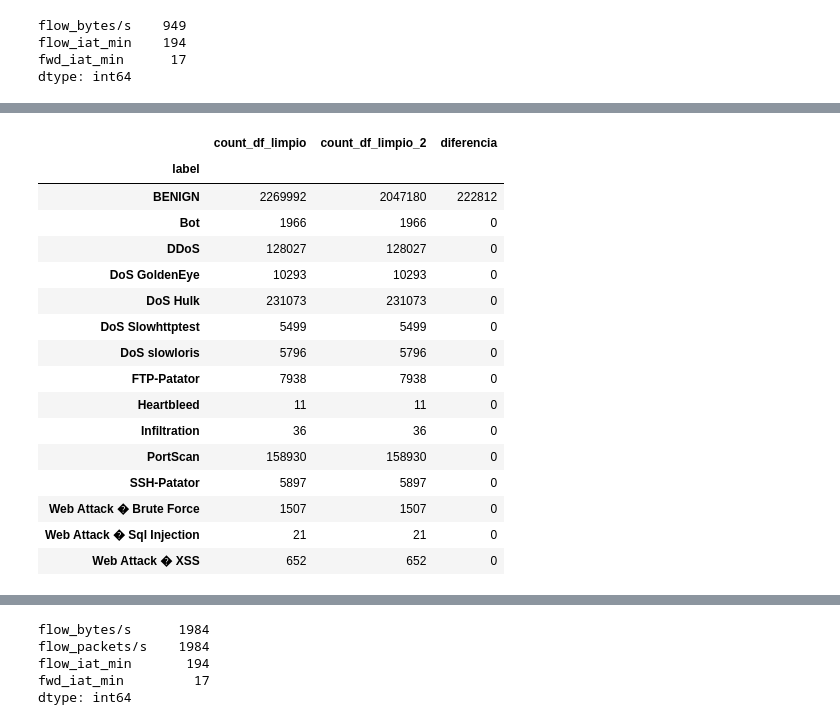
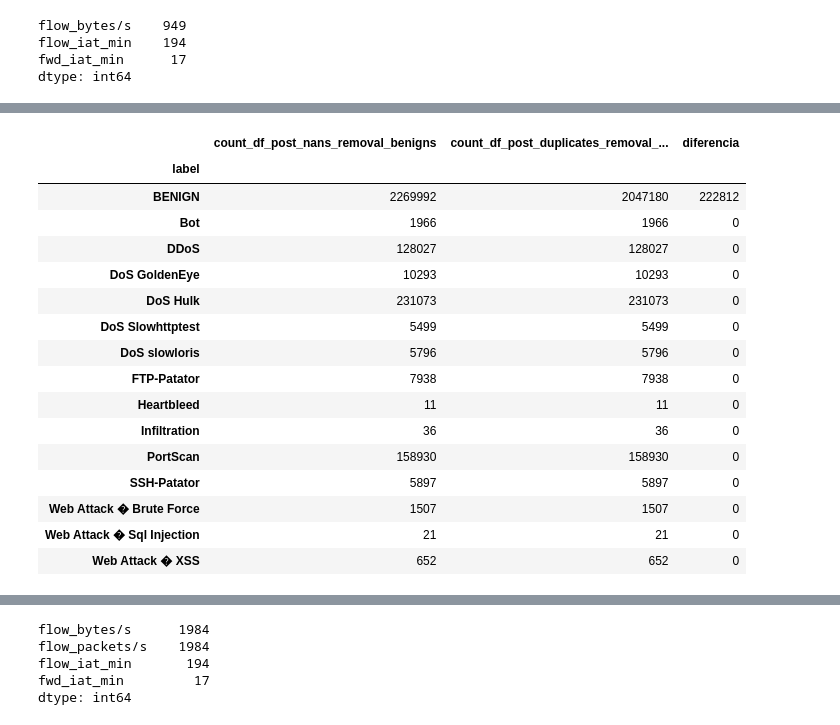
Before and after one commit to johnnyredwood/ArquitecturaMoEClasificacionIntrusiones, a Jupyter notebook: DataEngineering.ipynb, the cells around one changed output, grey strips where cells are left out. Cells and saved outputs as stored; diff of their text form; code cells hidden in the pictures.

```diff
--- a/DataEngineering.ipynb
+++ b/DataEngineering.ipynb
@@ -515,5 +463,5 @@ comparacion
 # %%
-#Dejo los NaNs de lado por un momento para continuar procesando el dataset ya que necesito escalar y separar en X, y si voy a imputar valores con modelo ML
+#Dejo los NaNs de lado por un momento para continuar procesando el dataset ya que necesito separar en X, y si voy a imputar valores con modelo ML
 #Elimino duplicados en clase mayoritaria ya que no aportan valor en la clasificacion multiclase
 
 df_benign = df_limpio[df_limpio["label"] == "BENIGN"]
@@ -521,11 +469,10 @@ df_malicious = df_limpio[df_limpio["label"] != "BENIGN"]
 
 df_benign_unique = df_benign.drop_duplicates()
 
-df_limpio_2 = pd.concat([df_benign_unique, df_malicious], ignore_index=True)
+df_post_duplicates = pd.concat([df_benign_unique, df_malicious], ignore_index=True)
 
 #Ver de nuevo balance
 print(f"Registros eliminados en Benign: {len(df_benign) - len(df_benign_unique)}")
-print(df_limpio_2["label"].value_counts())
 
 #Muchos flujos benignos son conexiones repetitivas que no añaden información nueva
 #Podria hacer undersampling de clase Benign
@@ -549,18 +496,16 @@ Web Attack � Sql Injection         21
 Heartbleed                         11
 Name: count, dtype: int64
 # %%
-antes = df_limpio["label"].value_counts().to_frame("count_df_limpio")
-despues = df_limpio_2["label"].value_counts().to_frame("count_df_limpio_2")
+antes = df_limpio["label"].value_counts().to_frame("count_df_post_nans_removal_benigns")
+despues = df_post_duplicates["label"].value_counts().to_frame("count_df_post_duplicates_removal_benigns")
 comparacion = antes.join(despues, how="outer").fillna(0)
 comparacion = comparacion.astype(int)
-
 comparacion["diferencia"] = (
-    comparacion["count_df_limpio"] - comparacion["count_df_limpio_2"]
+    comparacion["count_df_post_nans_removal_benigns"] - comparacion["count_df_post_duplicates_removal_benigns"]
 )
-
 comparacion
 # %% [output]
-|  | count_df_limpio | count_df_limpio_2 | diferencia |
+|  | count_df_post_nans_removal_benigns | count_df_post_duplicates_removal_... | diferencia |
 | label |  |  |  |
 | BENIGN | 2269992 | 2047180 | 222812 |
 | Bot | 1966 | 1966 | 0 |
```
Also changed, not shown: parts of 27 cells of this notebook.
